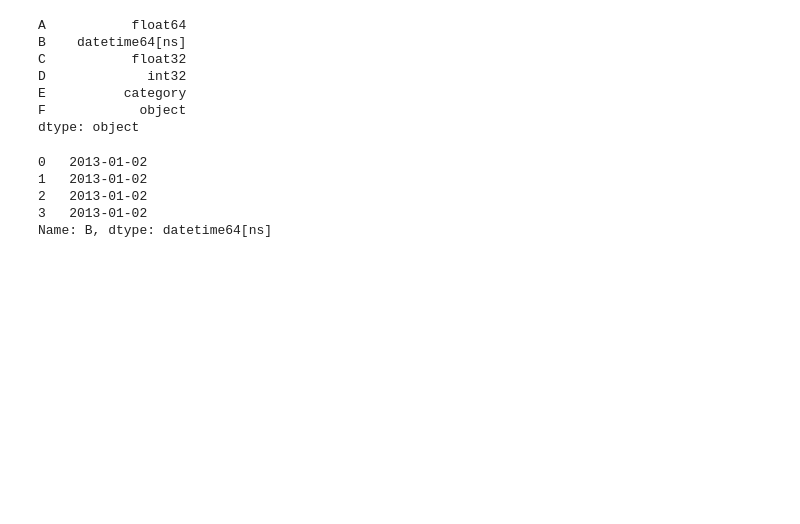
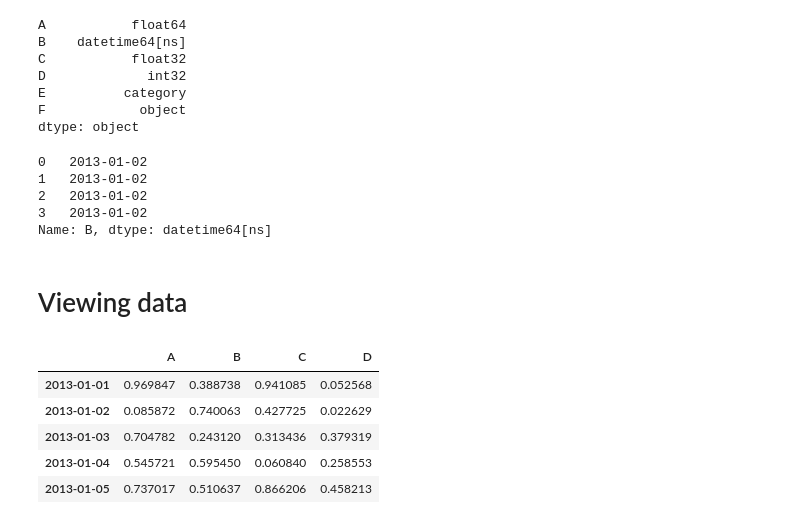
Before and after one commit to ambarja/python_intro, a Jupyter notebook: py_session004.ipynb, the cells around one changed output. Saved outputs shown, nothing was run; the diff lists cells and outputs as text; code cells hidden in the pictures; blank space fills up the shorter version.

```diff
--- a/py_session004.ipynb
+++ b/py_session004.ipynb
@@ -208,3 +208,14 @@ df2.B
 2   2013-01-02
 3   2013-01-02
 Name: B, dtype: datetime64[ns]
+# %% [markdown]
+# Viewing data
+# %%
+df.head()
+# %% [output]
+|  | A | B | C | D |
+| 2013-01-01 | 0.969847 | 0.388738 | 0.941085 | 0.052568 |
+| 2013-01-02 | 0.085872 | 0.740063 | 0.427725 | 0.022629 |
+| 2013-01-03 | 0.704782 | 0.243120 | 0.313436 | 0.379319 |
+| 2013-01-04 | 0.545721 | 0.595450 | 0.060840 | 0.258553 |
+| 2013-01-05 | 0.737017 | 0.510637 | 0.866206 | 0.458213 |
```
Also changed, not shown: parts of 3 cells of this notebook.
